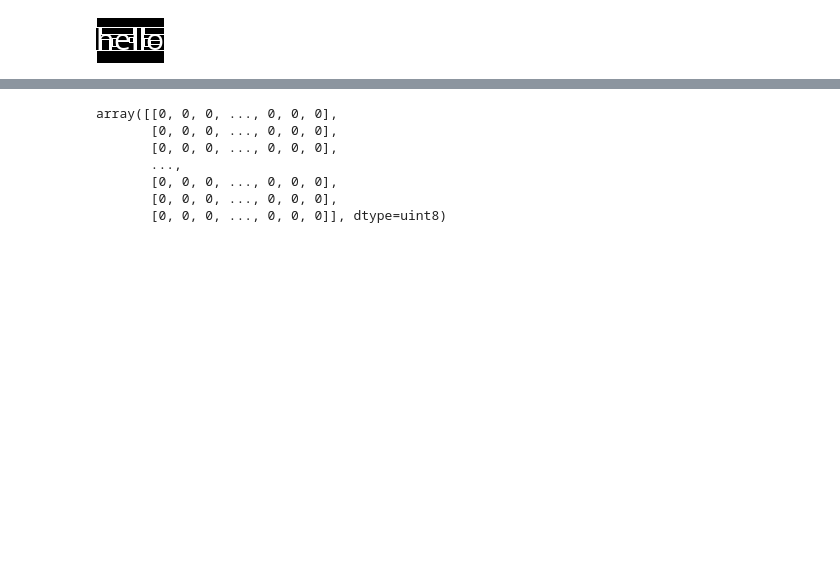
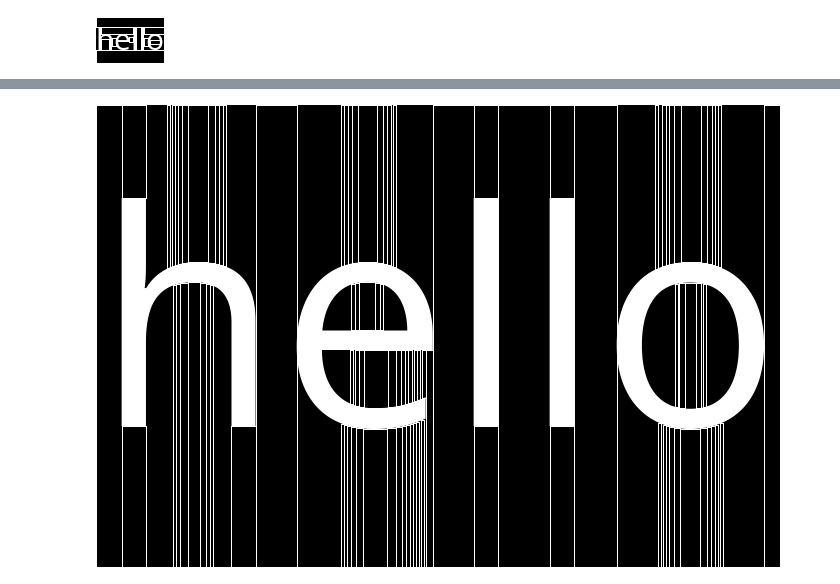
Before and after one commit to jimbarrett27/wrdcld, a Jupyter notebook: space_filling_experiments.ipynb, the cells around one changed output, grey strips where cells are left out. Cells and saved outputs as stored; diff of their text form; code cells hidden in the pictures; blank space fills up the shorter version.

```diff
--- a/space_filling_experiments.ipynb
+++ b/space_filling_experiments.ipynb
@@ -198,10 +244,4 @@ array([255, 255, 255, ...,  73,  73,  73])
 # %%
-img_data.T
+tmp_img
 # %% [output]
-array([[0, 0, 0, ..., 0, 0, 0],
-       [0, 0, 0, ..., 0, 0, 0],
-       [0, 0, 0, ..., 0, 0, 0],
-       ...,
-       [0, 0, 0, ..., 0, 0, 0],
-       [0, 0, 0, ..., 0, 0, 0],
-       [0, 0, 0, ..., 0, 0, 0]], dtype=uint8)
+[figure, added]
```
Also changed, not shown: parts of 6 cells of this notebook, 3 other files.
